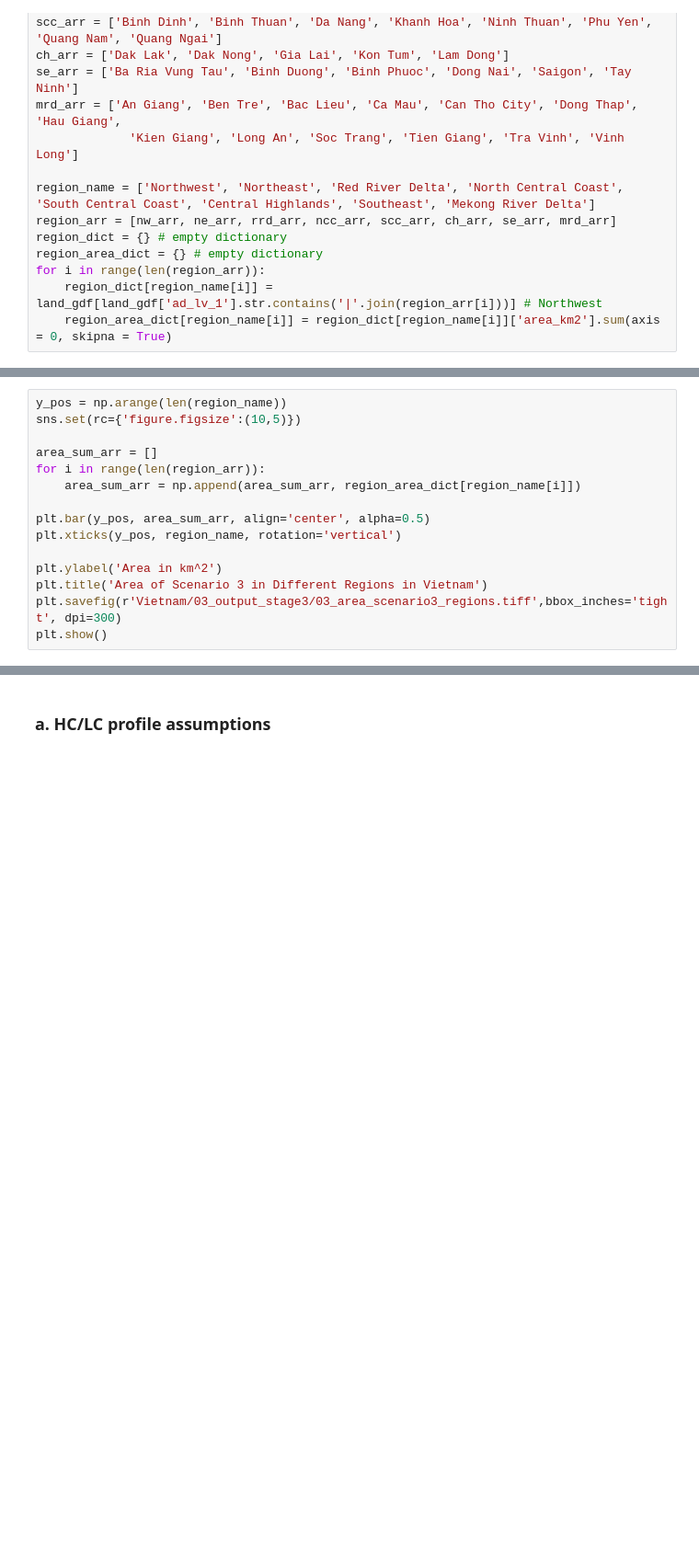
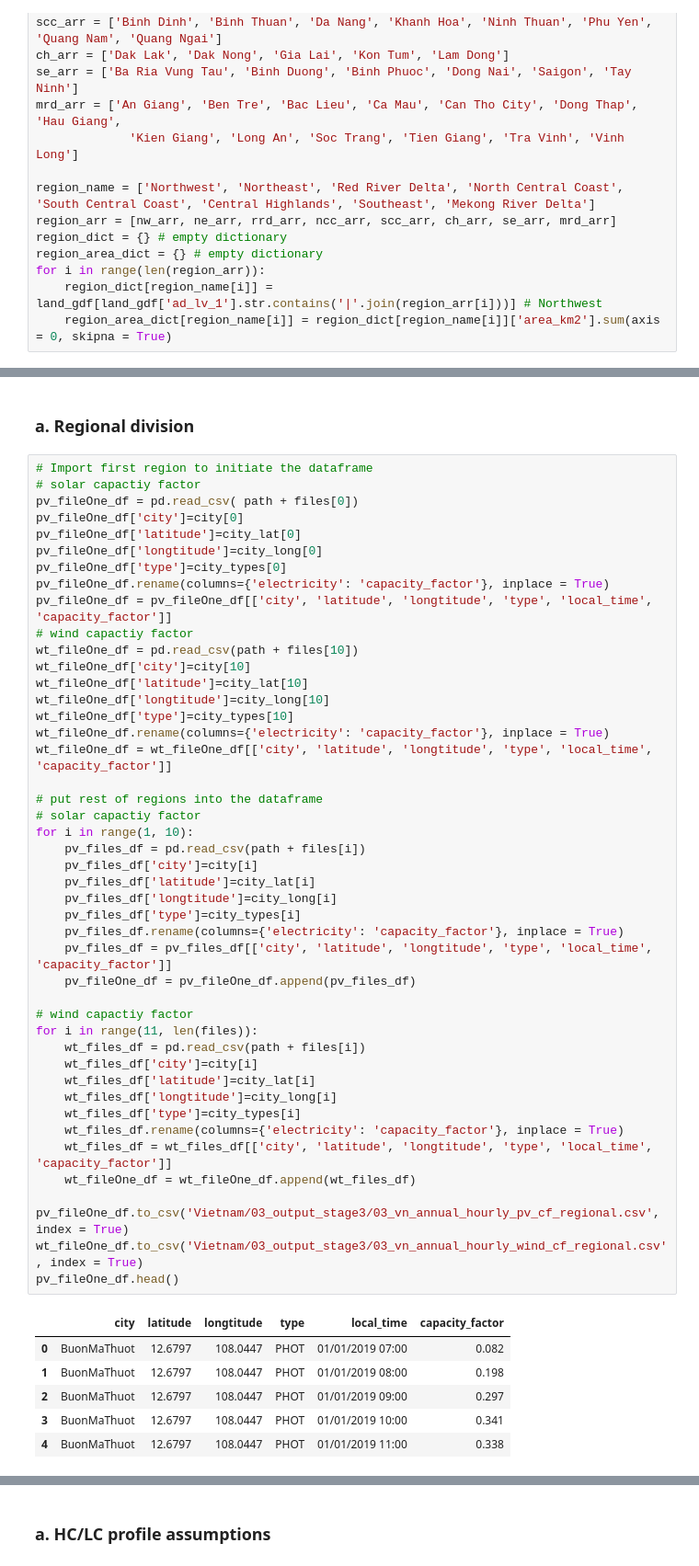
Before and after one commit to agoenergy/Assessment-of-Renewable-Energy-Potentials-based-on-Land-Availability, a Jupyter notebook: 03_capacity_generation_analysis.ipynb, the cells around one changed output, grey strips where cells are left out. Shown at 92% size. Drawn from its saved outputs; the diff is of its cells as text; blank space fills up the shorter version.

```diff
--- a/03_capacity_generation_analysis.ipynb
+++ b/03_capacity_generation_analysis.ipynb
@@ -192,15 +120,0 @@ for i in range(len(region_arr)):
-# %%
-y_pos = np.arange(len(region_name))
-sns.set(rc={'figure.figsize':(10,5)})
-
-area_sum_arr = []
-for i in range(len(region_arr)):
-    area_sum_arr = np.append(area_sum_arr, region_area_dict[region_name[i]])
-
-plt.bar(y_pos, area_sum_arr, align='center', alpha=0.5)
-plt.xticks(y_pos, region_name, rotation='vertical')
-
-plt.ylabel('Area in km^2')
-plt.title('Area of Scenario 3 in Different Regions in Vietnam')
-plt.savefig(r'Vietnam/03_output_stage3/03_area_scenario3_regions.tiff',bbox_inches='tight', dpi=300)
-plt.show()
@@ -208,0 +126,54 @@ plt.show()
+# %% [markdown]
+### a. Regional division
+# %%
+# Import first region to initiate the dataframe
+# solar capactiy factor
+pv_fileOne_df = pd.read_csv( path + files[0])
+pv_fileOne_df['city']=city[0]
+pv_fileOne_df['latitude']=city_lat[0]
+pv_fileOne_df['longtitude']=city_long[0]
+pv_fileOne_df['type']=city_types[0]
+pv_fileOne_df.rename(columns={'electricity': 'capacity_factor'}, inplace = True)
+pv_fileOne_df = pv_fileOne_df[['city', 'latitude', 'longtitude', 'type', 'local_time', 'capacity_factor']]
+# wind capactiy factor
+wt_fileOne_df = pd.read_csv(path + files[10])
+wt_fileOne_df['city']=city[10]
+wt_fileOne_df['latitude']=city_lat[10]
+wt_fileOne_df['longtitude']=city_long[10]
+wt_fileOne_df['type']=city_types[10]
+wt_fileOne_df.rename(columns={'electricity': 'capacity_factor'}, inplace = True)
+wt_fileOne_df = wt_fileOne_df[['city', 'latitude', 'longtitude', 'type', 'local_time', 'capacity_factor']]
+
+# put rest of regions into the dataframe
+# solar capactiy factor
+for i in range(1, 10):
+    pv_files_df = pd.read_csv(path + files[i])
+    pv_files_df['city']=city[i]
+    pv_files_df['latitude']=city_lat[i]
+    pv_files_df['longtitude']=city_long[i]
+    pv_files_df['type']=city_types[i]
+    pv_files_df.rename(columns={'electricity': 'capacity_factor'}, inplace = True)
+    pv_files_df = pv_files_df[['city', 'latitude', 'longtitude', 'type', 'local_time', 'capacity_factor']]
+    pv_fileOne_df = pv_fileOne_df.append(pv_files_df)
+
+# wind capactiy factor
+for i in range(11, len(files)):
+    wt_files_df = pd.read_csv(path + files[i])
+    wt_files_df['city']=city[i]
+    wt_files_df['latitude']=city_lat[i]
+    wt_files_df['longtitude']=city_long[i]
+    wt_files_df['type']=city_types[i]
+    wt_files_df.rename(columns={'electricity': 'capacity_factor'}, inplace = True)
+    wt_files_df = wt_files_df[['city', 'latitude', 'longtitude', 'type', 'local_time', 'capacity_factor']]
+    wt_fileOne_df = wt_fileOne_df.append(wt_files_df)
+
+pv_fileOne_df.to_csv('Vietnam/03_output_stage3/03_vn_annual_hourly_pv_cf_regional.csv', index = True)
+wt_fileOne_df.to_csv('Vietnam/03_output_stage3/03_vn_annual_hourly_wind_cf_regional.csv', index = True)
+pv_fileOne_df.head()
+# %% [output]
+|  | city | latitude | longtitude | type | local_time | capacity_factor |
+| 0 | BuonMaThuot | 12.6797 | 108.0447 | PHOT | 01/01/2019 07:00 | 0.082 |
+| 1 | BuonMaThuot | 12.6797 | 108.0447 | PHOT | 01/01/2019 08:00 | 0.198 |
+| 2 | BuonMaThuot | 12.6797 | 108.0447 | PHOT | 01/01/2019 09:00 | 0.297 |
+| 3 | BuonMaThuot | 12.6797 | 108.0447 | PHOT | 01/01/2019 10:00 | 0.341 |
+| 4 | BuonMaThuot | 12.6797 | 108.0447 | PHOT | 01/01/2019 11:00 | 0.338 |
```
Also changed, not shown: parts of 45 cells of this notebook, 2 other files.
